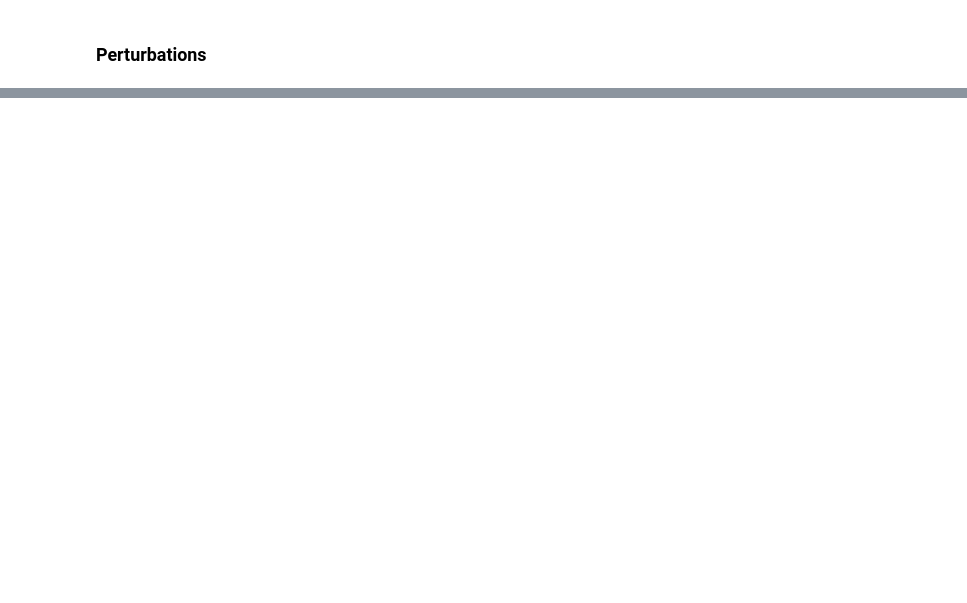
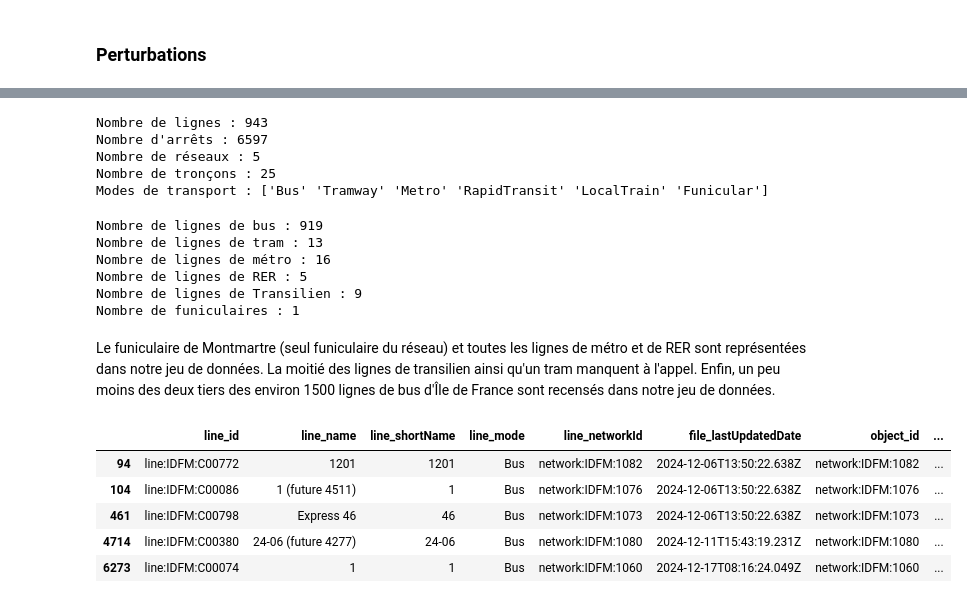
Before and after one commit to L-a-r-t/projet-python-datascience-2A, a Jupyter notebook: src/analysis.ipynb, the cells around one changed output, grey strips where cells are left out. Cells and saved outputs as stored; diff of their text form; code cells hidden in the pictures; blank space fills up the shorter version.

```diff
--- a/src/analysis.ipynb
+++ b/src/analysis.ipynb
@@ -88,0 +337,39 @@ df_disruptions.head()
+# %%
+print("Nombre de lignes :", len(df_objects[df_objects["object_type"] == "line"]))
+print("Nombre d'arrêts :", len(df_objects[df_objects["object_type"] == "stop_point"]))
+print("Nombre de réseaux :", len(df_objects[df_objects["object_type"] == "network"]))
+print("Nombre de tronçons :", len(df_objects[df_objects["object_type"] == "stop_area"]))
+print("Modes de transport :", df_objects["line_mode"].unique())
+# %% [output]
+Nombre de lignes : 943
+Nombre d'arrêts : 6597
+Nombre de réseaux : 5
+Nombre de tronçons : 25
+Modes de transport : ['Bus' 'Tramway' 'Metro' 'RapidTransit' 'LocalTrain' 'Funicular']
+# %%
+df_lines = df_objects.drop_duplicates(subset=["line_id"]) # plusieurs arrêts ont la même ligne ce qui fausserait le compte
+
+print("Nombre de lignes de bus :", len(df_lines[df_lines["line_mode"] == "Bus"]))
+print("Nombre de lignes de tram :", len(df_lines[df_lines["line_mode"] == "Tramway"]))
+print("Nombre de lignes de métro :", len(df_lines[df_lines["line_mode"] == "Metro"]))
+print("Nombre de lignes de RER :", len(df_lines[df_lines["line_mode"] == "RapidTransit"]))
+print("Nombre de lignes de Transilien :", len(df_lines[df_lines["line_mode"] == "LocalTrain"]))
+print("Nombre de funiculaires :", len(df_lines[df_lines["line_mode"] == "Funicular"]))
+# %% [output]
+Nombre de lignes de bus : 919
+Nombre de lignes de tram : 13
+Nombre de lignes de métro : 16
+Nombre de lignes de RER : 5
+Nombre de lignes de Transilien : 9
+Nombre de funiculaires : 1
+# %% [markdown]
+Le funiculaire de Montmartre (seul funiculaire du réseau) et toutes les lignes de métro et de RER sont représentées dans notre jeu de données. La moitié des lignes de transilien ainsi qu'un tram manquent à l'appel. Enfin, un peu moins des deux tiers des environ 1500 lignes de bus d'Île de France sont recensés dans notre jeu de données.
+# %%
+df_objects[df_objects["object_type"] == "network"]
+# %% [output]
+|  | line_id | line_name | line_shortName | line_mode | line_networkId | file_lastUpdatedDate | object_id | ... |
+| 94 | line:IDFM:C00772 | 1201 | 1201 | Bus | network:IDFM:1082 | 2024-12-06T13:50:22.638Z | network:IDFM:1082 | ... |
+| 104 | line:IDFM:C00086 | 1 (future 4511) | 1 | Bus | network:IDFM:1076 | 2024-12-06T13:50:22.638Z | network:IDFM:1076 | ... |
+| 461 | line:IDFM:C00798 | Express 46 | 46 | Bus | network:IDFM:1073 | 2024-12-06T13:50:22.638Z | network:IDFM:1073 | ... |
+| 4714 | line:IDFM:C00380 | 24-06 (future 4277) | 24-06 | Bus | network:IDFM:1080 | 2024-12-11T15:43:19.231Z | network:IDFM:1080 | ... |
+| 6273 | line:IDFM:C00074 | 1 | 1 | Bus | network:IDFM:1060 | 2024-12-17T08:16:24.049Z | network:IDFM:1060 | ... |
```
Also changed, not shown: parts of 35 cells of this notebook.
